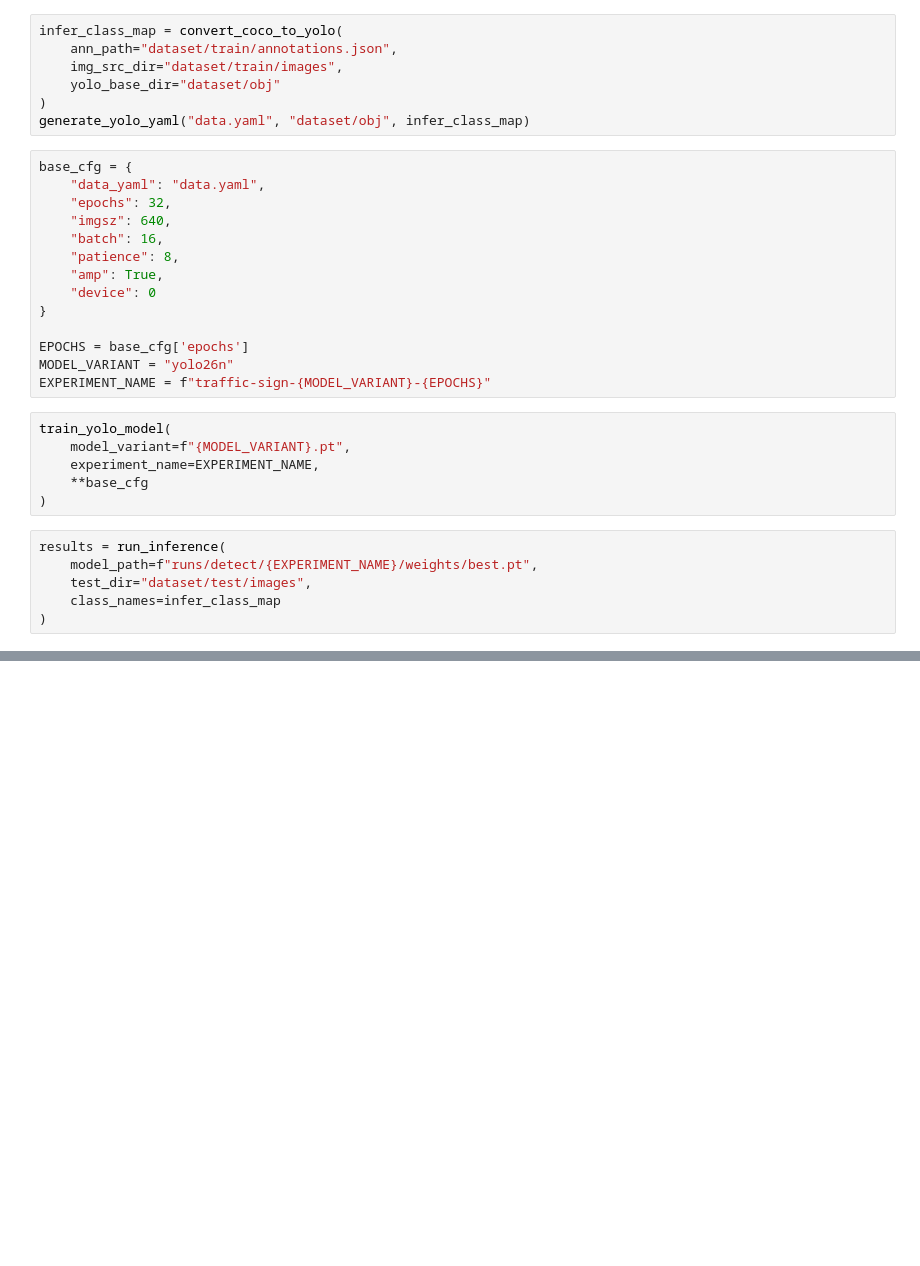
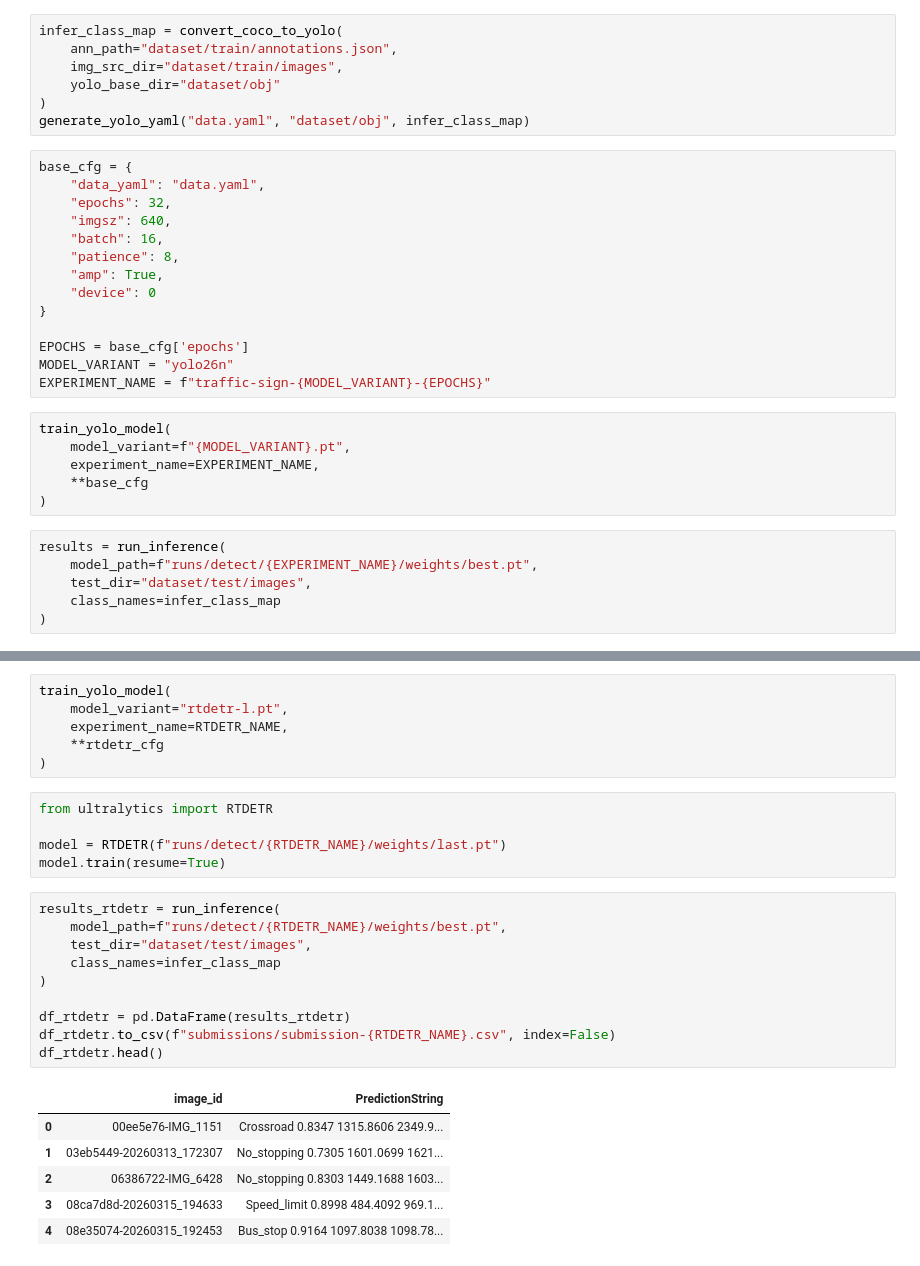
Before and after one commit to martinkivisikk/dl4cv-competitions, a Jupyter notebook: traffic-sign-detection/experiments.ipynb, the cells around one changed output, grey strips where cells are left out. Saved outputs shown, nothing was run; the diff lists cells and outputs as text; blank space fills up the shorter version.

```diff
--- a/traffic-sign-detection/experiments.ipynb
+++ b/traffic-sign-detection/experiments.ipynb
@@ -56,0 +73,28 @@ visualize_predictions(results, "dataset/test/images", infer_class_map)
+# %%
+train_yolo_model(
+    model_variant="rtdetr-l.pt",
+    experiment_name=RTDETR_NAME,
+    **rtdetr_cfg
+)
+# %%
+from ultralytics import RTDETR
+
+model = RTDETR(f"runs/detect/{RTDETR_NAME}/weights/last.pt")
+model.train(resume=True)
+# %%
+results_rtdetr = run_inference(
+    model_path=f"runs/detect/{RTDETR_NAME}/weights/best.pt",
+    test_dir="dataset/test/images",
+    class_names=infer_class_map
+)
+
+df_rtdetr = pd.DataFrame(results_rtdetr)
+df_rtdetr.to_csv(f"submissions/submission-{RTDETR_NAME}.csv", index=False)
+df_rtdetr.head()
+# %% [output]
+|  | image_id | PredictionString |
+| 0 | 00ee5e76-IMG_1151 | Crossroad 0.8347 1315.8606 2349.9... |
+| 1 | 03eb5449-20260313_172307 | No_stopping 0.7305 1601.0699 1621... |
+| 2 | 06386722-IMG_6428 | No_stopping 0.8303 1449.1688 1603... |
+| 3 | 08ca7d8d-20260315_194633 | Speed_limit 0.8998 484.4092 969.1... |
+| 4 | 08e35074-20260315_192453 | Bus_stop 0.9164 1097.8038 1098.78... |
```
Also changed, not shown: parts of 4 cells of this notebook, 1 other file.
